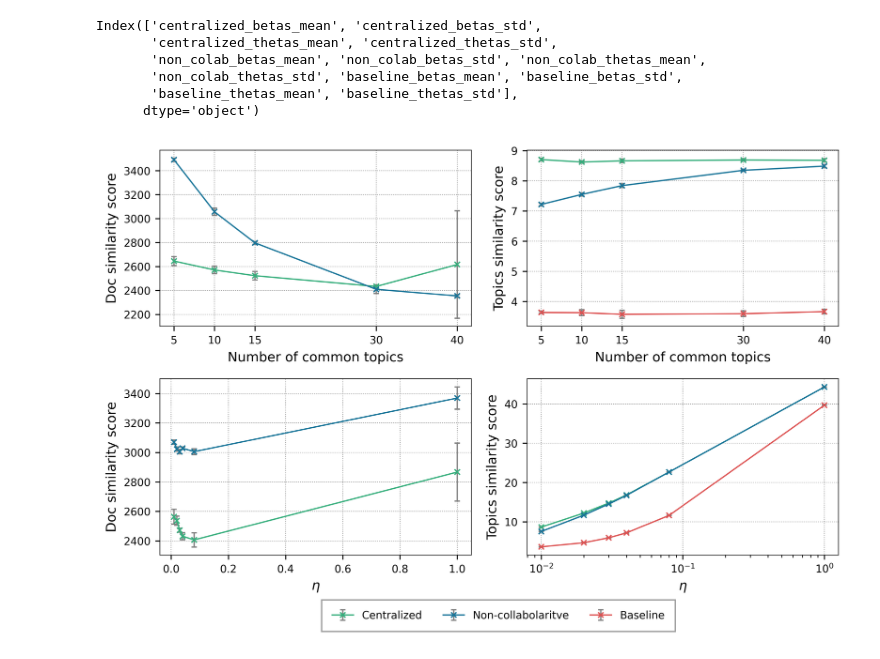
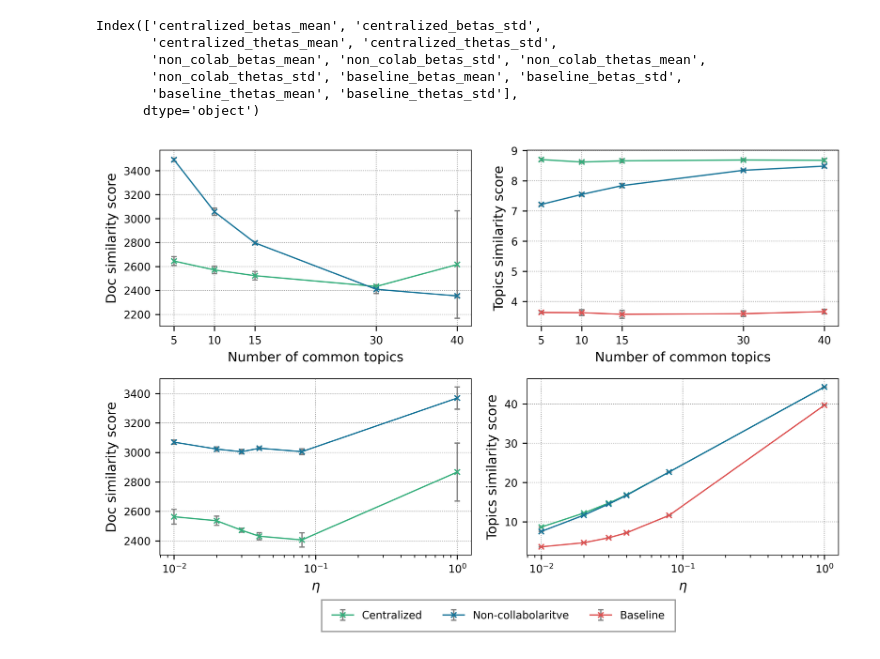
Before and after one commit to Nemesis1303/gFedNTM, a Jupyter notebook: notebooks/Get graphs paper.ipynb, the cells around one changed output. Saved outputs shown, nothing was run; the diff lists cells and outputs as text; code cells hidden in the pictures.

Commit message:
Updated graphs paper

```diff
--- a/notebooks/Get graphs paper.ipynb
+++ b/notebooks/Get graphs paper.ipynb
@@ -140,6 +140,7 @@ for col_i in range(len(thetas_means.columns)):
                  ecolor='gray',
                  capsize=2,
                  lw=1)
+ax2.set_xscale('log') # set the x-axis to logarithmic scale
 ax2.set_xlabel(r'$\eta$')
 ax2.set_ylabel('Doc similarity score')
 ax2.grid(True) # add a grid
@@ -158,34 +159,34 @@ ax3.set_xlabel('Number of common topics')
 ax3.set_xticks(thetas_means2.index.values)
 ax3.set_ylabel('Topics similarity score')
 ax3.grid(True) # add a grid
 
 for col_i in range(len(thetas_means2.columns)):
     ax4.errorbar(thetas_means2.index,
                  thetas_means2[thetas_means2.columns[col_i]],
                  yerr=thetas_stds2[thetas_stds2.columns[col_i]],
                  fmt='x-',
                  label=labels[col_i],
                  color=colors[col_i],
                  ecolor='gray',
                  capsize=2,
                  lw=1)
 ax4.set_xlabel('Number of common topics')
 ax4.set_xticks(thetas_means2.index.values)
 ax4.set_ylabel('Doc similarity score')
 ax4.grid(True) # add a grid
 # Add the legend outside the figure
 handles, labels = ax1.get_legend_handles_labels()
 fig.legend(handles, labels, loc='lower center', bbox_to_anchor=(0.535, -0.06), ncol=3, frameon=True, borderpad=1, labelspacing=1)
 for ax in (ax1, ax2):
     ax.grid(True, axis='y')
 
 # Adjust the layout
 plt.tight_layout()
 
 # Show the plot
 plt.show()
 # %% [output]
-[figure, old version]
+[figure, new version]
 # %%
 save_fig = "/export/usuarios_ml4ds/lbartolome/gFedNTM/experiments_centralized/Images/exp_centr.png"
 fig.savefig(save_fig, dpi='figure', bbox_inches='tight')
```
Also changed, not shown: 3 other files.
